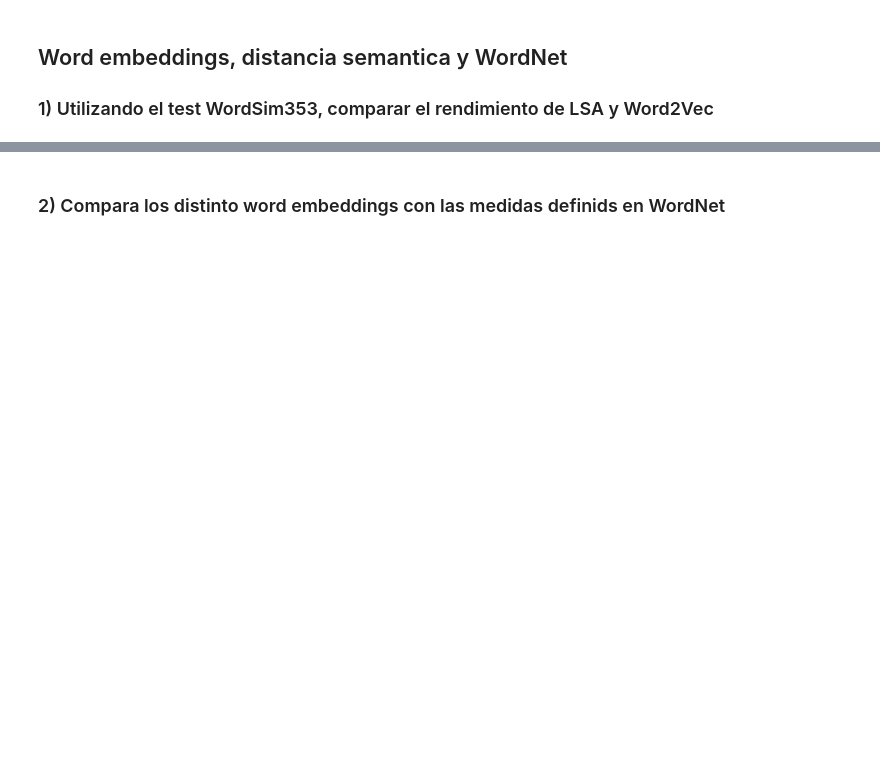
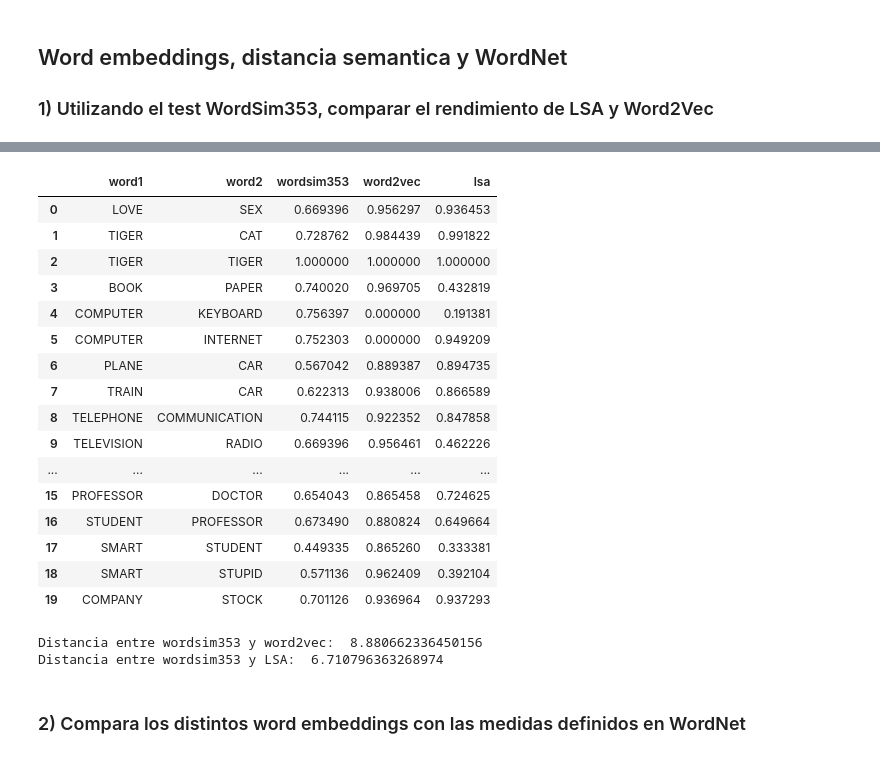
Before and after one commit to matguer/cienciaDatosEntregas, a Jupyter notebook: tp6/tp6.ipynb, the cells around one changed output, grey strips where cells are left out. Drawn from its saved outputs; the diff is of its cells as text; code cells hidden in the pictures; blank space fills up the shorter version.

```diff
--- a/tp6/tp6.ipynb
+++ b/tp6/tp6.ipynb
@@ -449,2 +454,39 @@ array([[ 0.677     ,  0.76447627,  0.        ],
+# %%
+# Normalizamos los valores
+min_max_scaler = sk.preprocessing.MinMaxScaler()
+df_classifications[['wordsim353']] = min_max_scaler.fit_transform(df_classifications['wordsim353'].values.reshape(-1,1))
+df_classifications[['word2vec']] = min_max_scaler.fit_transform(df_classifications['word2vec'].values.reshape(-1,1))
+df_classifications[['lsa']] = min_max_scaler.fit_transform(df_classifications['lsa'].values.reshape(-1,1))
+
+# Imprimimos los primeros 20 como ejemplo
+df_classifications[:20]
+# %% [output]
+|  | word1 | word2 | wordsim353 | word2vec | lsa |
+| 0 | LOVE | SEX | 0.669396 | 0.956297 | 0.936453 |
+| 1 | TIGER | CAT | 0.728762 | 0.984439 | 0.991822 |
+| 2 | TIGER | TIGER | 1.000000 | 1.000000 | 1.000000 |
+| 3 | BOOK | PAPER | 0.740020 | 0.969705 | 0.432819 |
+| 4 | COMPUTER | KEYBOARD | 0.756397 | 0.000000 | 0.191381 |
+| 5 | COMPUTER | INTERNET | 0.752303 | 0.000000 | 0.949209 |
+| 6 | PLANE | CAR | 0.567042 | 0.889387 | 0.894735 |
+| 7 | TRAIN | CAR | 0.622313 | 0.938006 | 0.866589 |
+| 8 | TELEPHONE | COMMUNICATION | 0.744115 | 0.922352 | 0.847858 |
+| 9 | TELEVISION | RADIO | 0.669396 | 0.956461 | 0.462226 |
+| ... | ... | ... | ... | ... | ... |
+| 15 | PROFESSOR | DOCTOR | 0.654043 | 0.865458 | 0.724625 |
+| 16 | STUDENT | PROFESSOR | 0.673490 | 0.880824 | 0.649664 |
+| 17 | SMART | STUDENT | 0.449335 | 0.865260 | 0.333381 |
+| 18 | SMART | STUPID | 0.571136 | 0.962409 | 0.392104 |
+| 19 | COMPANY | STOCK | 0.701126 | 0.936964 | 0.937293 |
+# %%
+# Comparamos las clasificaciones calculando la distancia euclideana de word2vec y LSA a wordsim353
+dist_word2vec = sp.spatial.distance.euclidean(df_classifications[['wordsim353']], df_classifications[['word2vec']])
+dist_lsa = sp.spatial.distance.euclidean(df_classifications[['wordsim353']], df_classifications[['lsa']])
+
+print("Distancia entre wordsim353 y word2vec: ", dist_word2vec)
+print("Distancia entre wordsim353 y LSA: ", dist_lsa)
+# %% [output]
+Distancia entre wordsim353 y word2vec:  8.880662336450156
+Distancia entre wordsim353 y LSA:  6.710796363268974
 # %% [markdown]
-### 2) Compara los distinto word embeddings con las medidas definids en WordNet
+### 2) Compara los distintos word embeddings con las medidas definidos en WordNet
```
Also changed, not shown: parts of 44 cells of this notebook.
